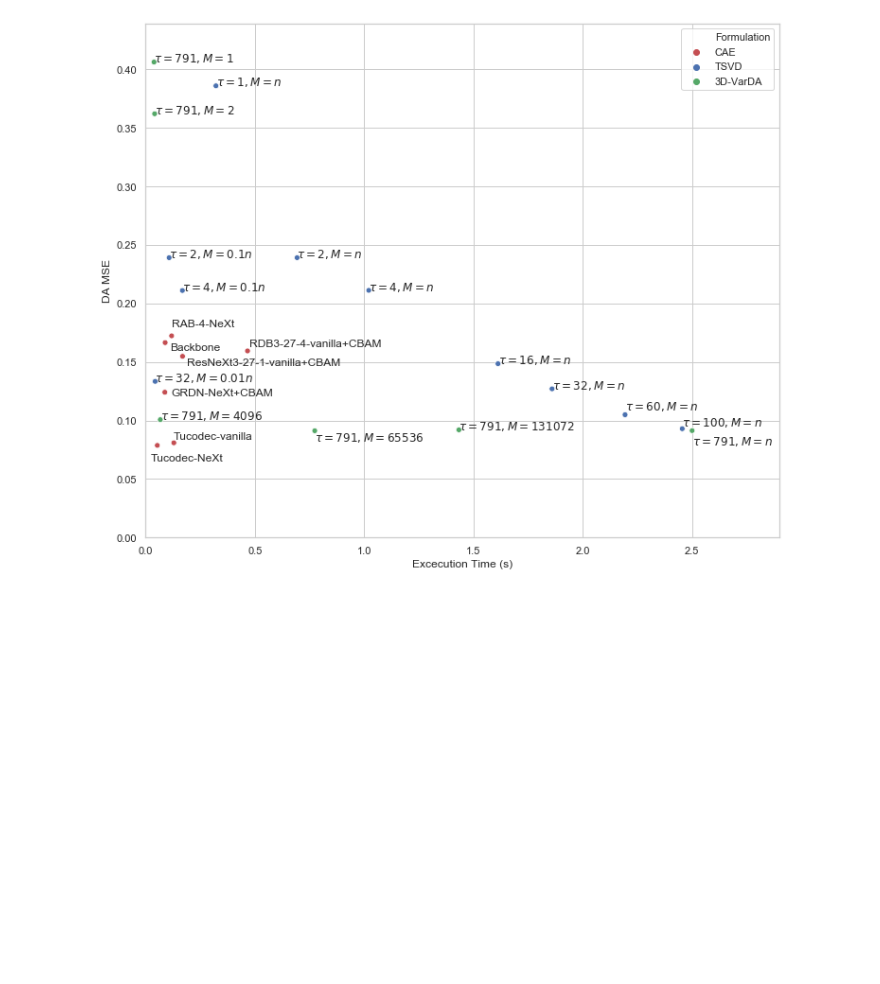
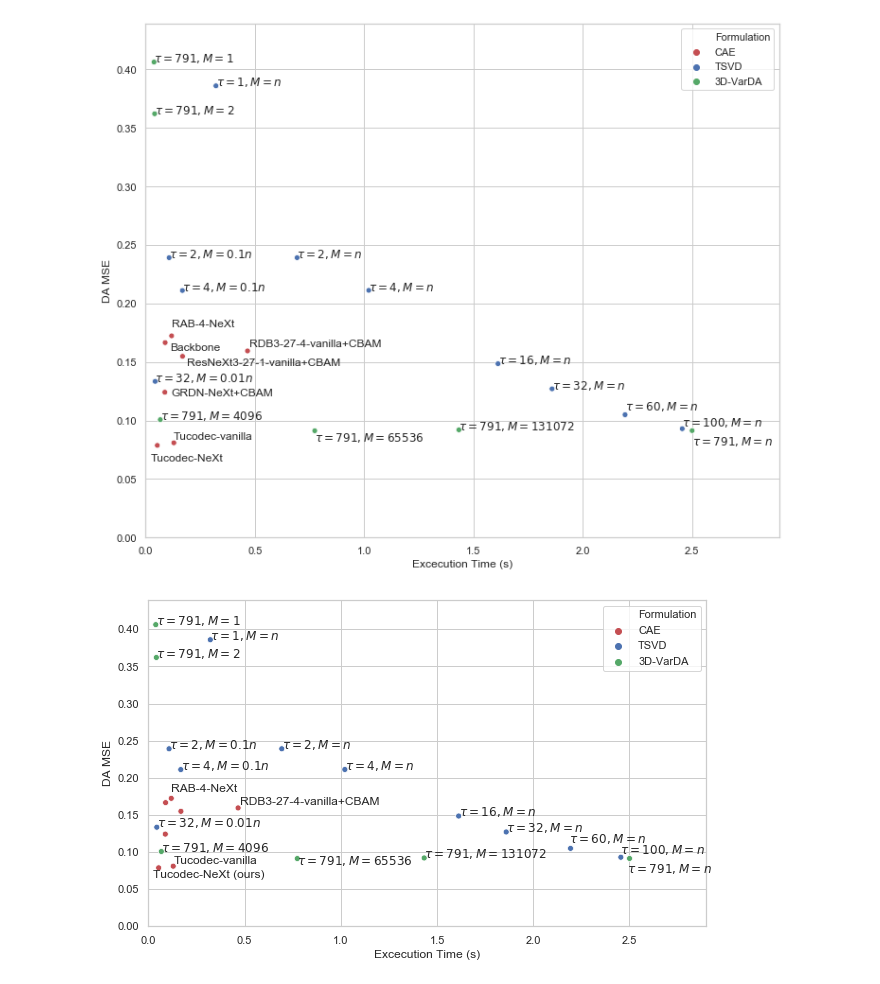
Before and after one commit to julianmack/Data_Assimilation, a Jupyter notebook: report/generate_figures/time_perf_tradeoff.ipynb, the cells around one changed output. Saved outputs shown, nothing was run; the diff lists cells and outputs as text; code cells hidden in the pictures; blank space fills up the shorter version.

```diff
--- a/report/generate_figures/time_perf_tradeoff.ipynb
+++ b/report/generate_figures/time_perf_tradeoff.ipynb
@@ -76,6 +76,8 @@ modesdf = pd.read_csv("report/data/modesdf.csv")
 nobsdf = pd.read_csv("report/data/nobsdf.csv")
 
 out_fp = "report/figures/time_perf.png"
+out_fp2 = "report/figures/time_perf_report.png"
+out_fp3 = "report/figures/time_perf_report2.png"
 in_csv = "report/data/DA_tables - perf_time.csv"
 
 
@@ -207,3 +209,75 @@ fig.set_size_inches(12, 10)
 fig.savefig(out_fp)
 # %% [output]
 [figure]
+# %%
+ax = sns.scatterplot(x="time", y="da_mse",
+             hue="Formulation", #style="Subset",
+             data=df, palette=["r", "b", 'g',], marker="o")
+
+x = df["time"].copy().astype(float)
+y = df["da_mse"].copy().astype(float)
+text = df["Model"]
+ax.set_xlabel("Excecution Time (s)")
+ax.set_ylabel("DA MSE")
+xmin, xmax = 0.0, 2.9
+ymin, ymax = 0, None
+ax.set_xlim(xmin, xmax)
+ax.set_ylim(ymin, ymax)
+for i in range(len(df)):
+    tex = r"{}".format(text[i])
+    if "GPU" in tex:
+        y[i] += 0.003
+    if tex == "Tucodec-vanilla":
+        y[i] += 0.003
+    if tex == "Tucodec-NeXt":
+        y[i] -= 0.013
+        x[i] -= 0.03
+        tex += (" (ours)")
+    if "GRDN" in tex:
+        continue
+        y[i] -= 0.003
+        x[i] += 0.03
+    if "RAB" in tex:
+        y[i] += 0.008
+    if "791, M = n" in tex:
+        y[i] -= 0.02
+        x[i] -= 0.012
+    if "791, M = 655" in tex:
+        y[i] -= 0.009
+    if "100, M = n" in tex:
+        y[i] += 0.005
+        x[i] -= 0.005
+    if "60, M = n" in tex:
+        y[i] += 0.007
+        x[i] -= 0.01
+    if "ResNeXt" in tex:
+        continue
+        y[i] -= 0.008
+        x[i] += 0.020
+    if "RDB3" in tex:
+        y[i] += 0.004
+        x[i] += 0.010
+    if "Backbone" in tex:
+        continue
+        y[i] -= 0.007
+        x[i] += 0.020
+    if xmin is not None:
+        if x[i] < xmin:
+            continue
+    if ymin is not None:
+        if y[i] < ymin:
+            continue
+    if xmax is not None:
+        if x[i] > xmax:
+            continue
+    if ymax is not None:
+        if y[i] > ymax:
+            continue
+
+
+    ax.annotate(tex, (x[i], y[i]), fontsize=12)
+fig = ax.get_figure()
+fig.set_size_inches(10, 6)
+fig.savefig(out_fp2)
+# %% [output]
+[figure, added]
```
Also changed, not shown: 4 other files.
